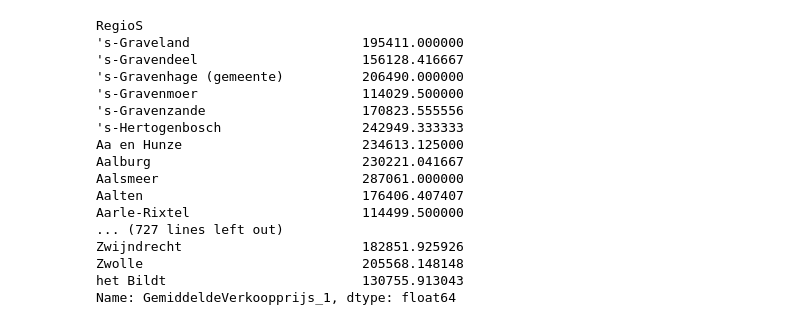
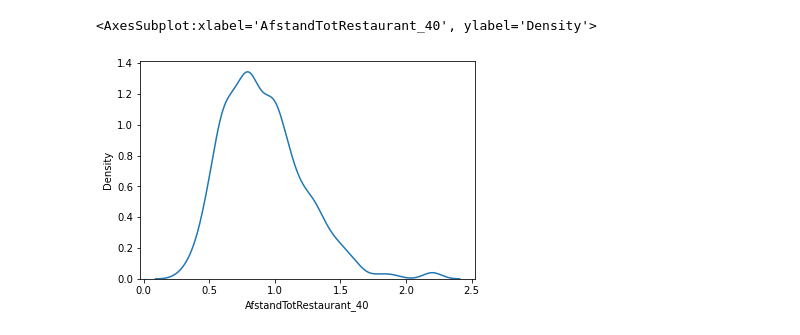
Before and after one commit to BB8-RIVM-2022/Algemeen-onderzoek, a Jupyter notebook: RVIM onderzoek .ipynb, the cells around one changed output. Cells and saved outputs as stored; diff of their text form; code cells hidden in the pictures.

```diff
--- a/RVIM onderzoek .ipynb
+++ b/RVIM onderzoek .ipynb
@@ -162,21 +165,5 @@ mean_verkoopprijs_df
-# %%
-s = mean_verkoopprijs_df.groupby(['RegioS'])['GemiddeldeVerkoopprijs_1'].mean()
-s
-# %% [output]
-RegioS
-'s-Graveland                      195411.000000
-'s-Gravendeel                     156128.416667
-'s-Gravenhage (gemeente)          206490.000000
-'s-Gravenmoer                     114029.500000
-'s-Gravenzande                    170823.555556
-'s-Hertogenbosch                  242949.333333
-Aa en Hunze                       234613.125000
-Aalburg                           230221.041667
-Aalsmeer                          287061.000000
-Aalten                            176406.407407
-Aarle-Rixtel                      114499.500000
-... (727 lines left out)
-Zwijndrecht                       182851.925926
-Zwolle                            205568.148148
-het Bildt                         130755.913043
-Name: GemiddeldeVerkoopprijs_1, dtype: float64
+# %%
+sns.kdeplot(gezondhied_df.AfstandTotRestaurant_40)
+# %% [output]
+<AxesSubplot:xlabel='AfstandTotRestaurant_40', ylabel='Density'>
+[figure, added]
```
Also changed, not shown: parts of 19 cells of this notebook.
